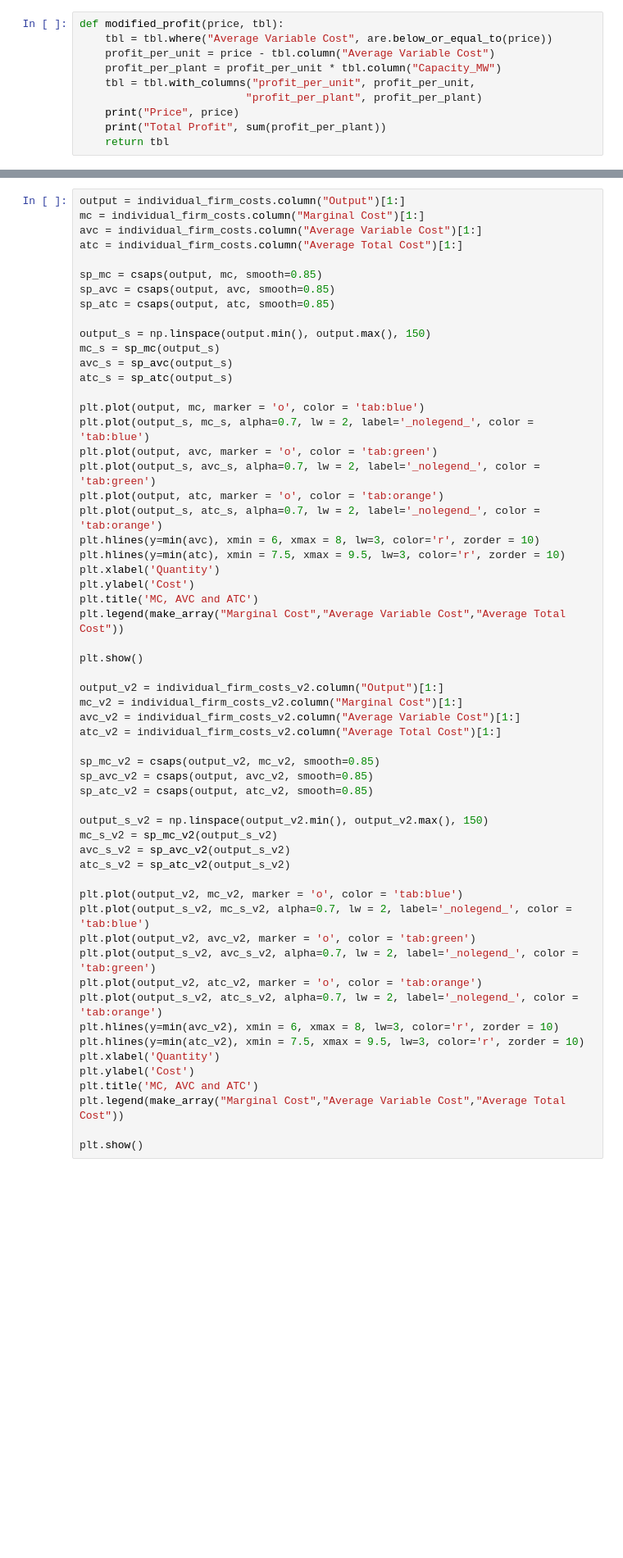
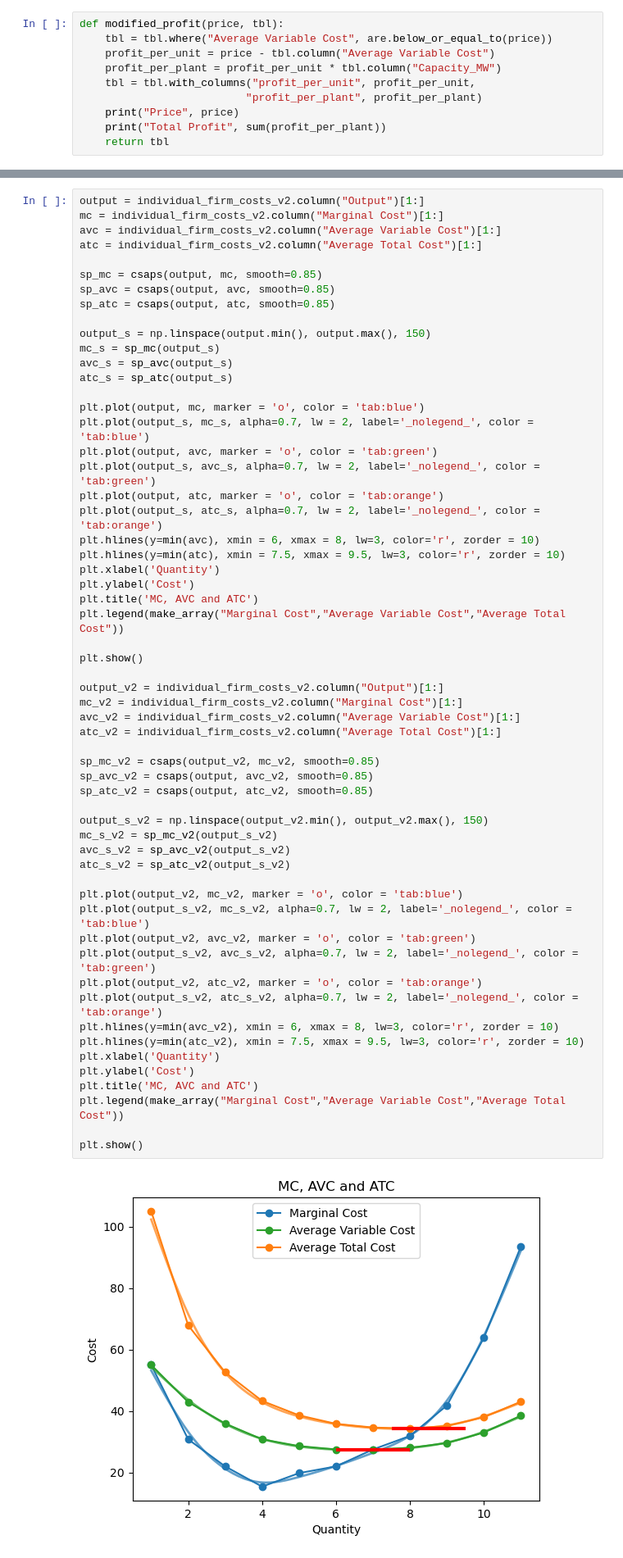
Before and after one commit to data-88e/fa23-materials, a Jupyter notebook: lec/lec03/3.3a-california-energy.ipynb, the cells around one changed output, grey strips where cells are left out. Shown at 82% size. Saved outputs shown, nothing was run; the diff lists cells and outputs as text; blank space fills up the shorter version.

```diff
--- a/lec/lec03/3.3a-california-energy.ipynb
+++ b/lec/lec03/3.3a-california-energy.ipynb
@@ -147,8 +248,8 @@ interact(lambda price: firm_behaviour(price, individual_firm_costs_v2), price=wi
 # %%
-output = individual_firm_costs.column("Output")[1:]
-mc = individual_firm_costs.column("Marginal Cost")[1:]
-avc = individual_firm_costs.column("Average Variable Cost")[1:]
-atc = individual_firm_costs.column("Average Total Cost")[1:]
+output = individual_firm_costs_v2.column("Output")[1:]
+mc = individual_firm_costs_v2.column("Marginal Cost")[1:]
+avc = individual_firm_costs_v2.column("Average Variable Cost")[1:]
+atc = individual_firm_costs_v2.column("Average Total Cost")[1:]
 
 sp_mc = csaps(output, mc, smooth=0.85)
 sp_avc = csaps(output, avc, smooth=0.85)
@@ -175,30 +276,32 @@ plt.legend(make_array("Marginal Cost","Average Variable Cost","Average Total Cos
 plt.show()
 
 output_v2 = individual_firm_costs_v2.column("Output")[1:]
 mc_v2 = individual_firm_costs_v2.column("Marginal Cost")[1:]
 avc_v2 = individual_firm_costs_v2.column("Average Variable Cost")[1:]
 atc_v2 = individual_firm_costs_v2.column("Average Total Cost")[1:]
 
 sp_mc_v2 = csaps(output_v2, mc_v2, smooth=0.85)
 sp_avc_v2 = csaps(output, avc_v2, smooth=0.85)
 sp_atc_v2 = csaps(output, atc_v2, smooth=0.85)
 
 output_s_v2 = np.linspace(output_v2.min(), output_v2.max(), 150)
 mc_s_v2 = sp_mc_v2(output_s_v2)
 avc_s_v2 = sp_avc_v2(output_s_v2)
 atc_s_v2 = sp_atc_v2(output_s_v2)
 
 plt.plot(output_v2, mc_v2, marker = 'o', color = 'tab:blue')
 plt.plot(output_s_v2, mc_s_v2, alpha=0.7, lw = 2, label='_nolegend_', color = 'tab:blue')
 plt.plot(output_v2, avc_v2, marker = 'o', color = 'tab:green')
 plt.plot(output_s_v2, avc_s_v2, alpha=0.7, lw = 2, label='_nolegend_', color = 'tab:green')
 plt.plot(output_v2, atc_v2, marker = 'o', color = 'tab:orange')
 plt.plot(output_s_v2, atc_s_v2, alpha=0.7, lw = 2, label='_nolegend_', color = 'tab:orange')
 plt.hlines(y=min(avc_v2), xmin = 6, xmax = 8, lw=3, color='r', zorder = 10)
 plt.hlines(y=min(atc_v2), xmin = 7.5, xmax = 9.5, lw=3, color='r', zorder = 10)
 plt.xlabel('Quantity')
 plt.ylabel('Cost')
 plt.title('MC, AVC and ATC')
 plt.legend(make_array("Marginal Cost","Average Variable Cost","Average Total Cost"))
 
 plt.show()
+# %% [output]
+[figure, added]
```
Also changed, not shown: parts of 18 cells of this notebook.
